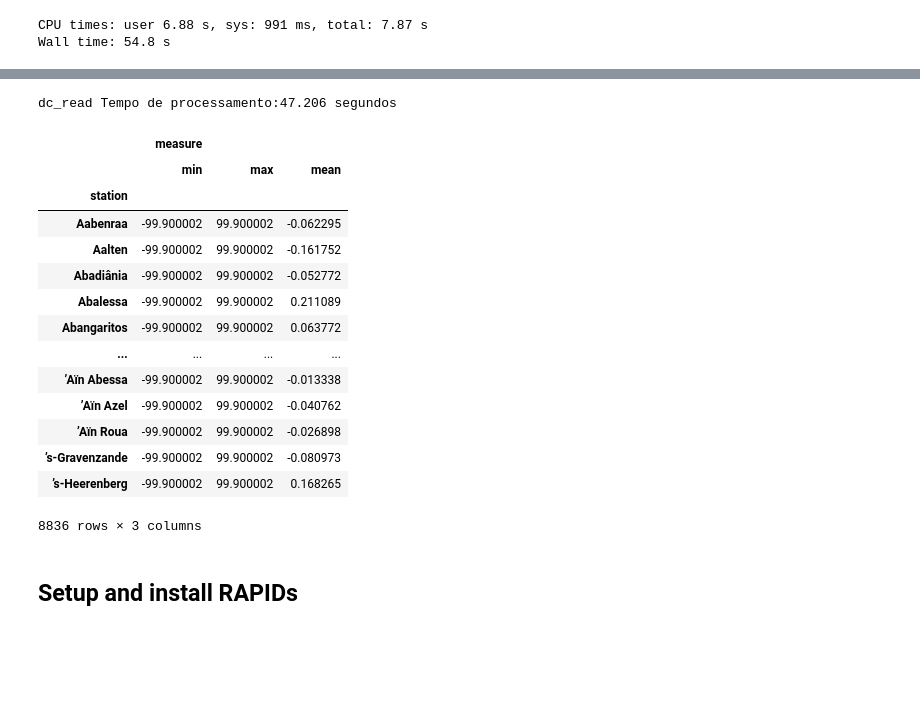
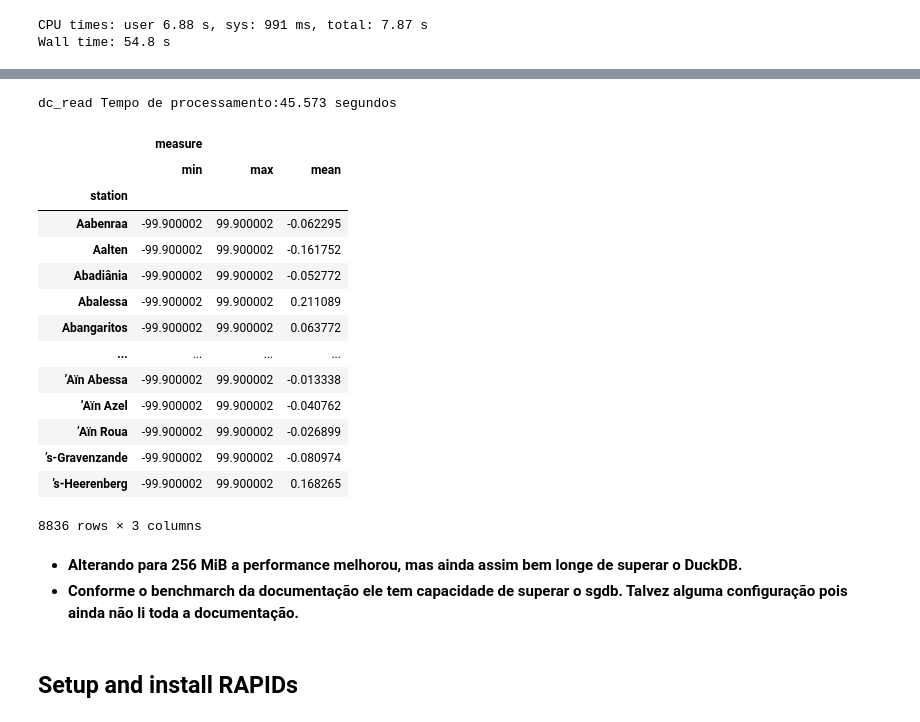
Before and after one commit to Jcnok/bootcamp-jornada-de-dados_2024, a Jupyter notebook: aula_05/aula_05.ipynb, the cells around one changed output, grey strips where cells are left out. Drawn from its saved outputs; the diff is of its cells as text; code cells hidden in the pictures; blank space fills up the shorter version.

```diff
--- a/aula_05/aula_05.ipynb
+++ b/aula_05/aula_05.ipynb
@@ -1044,41 +986,45 @@ Type:      function
 # %%
+# Nova tentatica agora com blocksize de 256 MiB
 import dask_cudf as dc
 @timer
 def dc_read():
     # Carregar o arquivo csv em um dataframe dask_cudf
     df = dc.read_csv('data/measurements.txt',
                      sep=';', header=None,
                      names=['station', 'measure'],
                      dtype=['str', 'float32'],
-                     blocksize='128 Mib')
+                     blocksize='256 Mib')
 
     # Agrupar pela coluna 'station' e calcular min, max e mean da coluna 'measure'
     grouped_df = df.groupby('station').agg({'measure': ['min', 'max', 'mean']}).compute()
 
     # Ordenar pelo 'station'
     sorted_df = grouped_df.sort_index()
 
     # Imprimir as 5 primeiras e últimas linhas
     return sorted_df
     #print(sorted_df.tail(5))
 dc_read()
 # %% [output]
-dc_read Tempo de processamento:47.206 segundos
+dc_read Tempo de processamento:45.573 segundos
 |  | measure |  |  |
 |  | min | max | mean |
 | station |  |  |  |
 | Aabenraa | -99.900002 | 99.900002 | -0.062295 |
 | Aalten | -99.900002 | 99.900002 | -0.161752 |
 | Abadiânia | -99.900002 | 99.900002 | -0.052772 |
 | Abalessa | -99.900002 | 99.900002 | 0.211089 |
 | Abangaritos | -99.900002 | 99.900002 | 0.063772 |
 | ... | ... | ... | ... |
 | ’Aïn Abessa | -99.900002 | 99.900002 | -0.013338 |
 | ’Aïn Azel | -99.900002 | 99.900002 | -0.040762 |
-| ’Aïn Roua | -99.900002 | 99.900002 | -0.026898 |
-| ’s-Gravenzande | -99.900002 | 99.900002 | -0.080973 |
+| ’Aïn Roua | -99.900002 | 99.900002 | -0.026899 |
+| ’s-Gravenzande | -99.900002 | 99.900002 | -0.080974 |
 | ’s-Heerenberg | -99.900002 | 99.900002 | 0.168265 |
 8836 rows × 3 columns
+# %% [markdown]
+* **Alterando para 256 MiB a performance melhorou, mas ainda assim bem longe de superar o DuckDB.**
+* **Conforme o benchmarch da documentação ele tem capacidade de superar o sgdb. Talvez alguma configuração pois ainda não li toda a documentação.**
 # %% [markdown]
 ## Setup and install RAPIDs
 # %%
```
Also changed, not shown: parts of 24 cells of this notebook.
